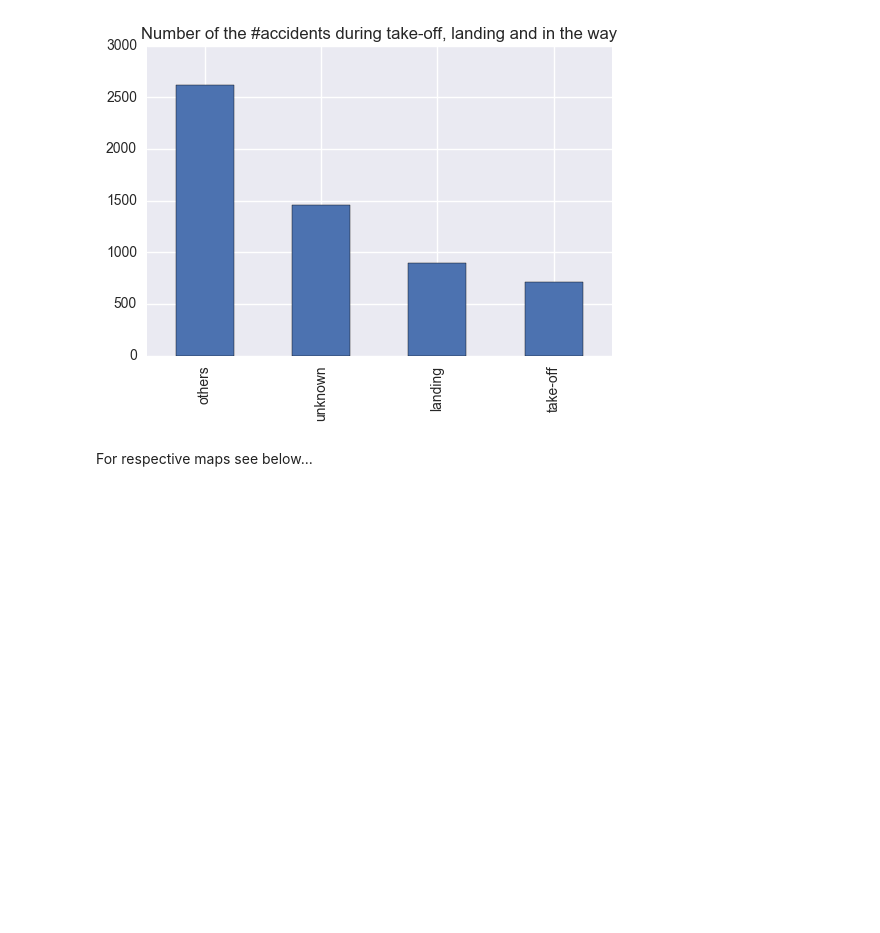
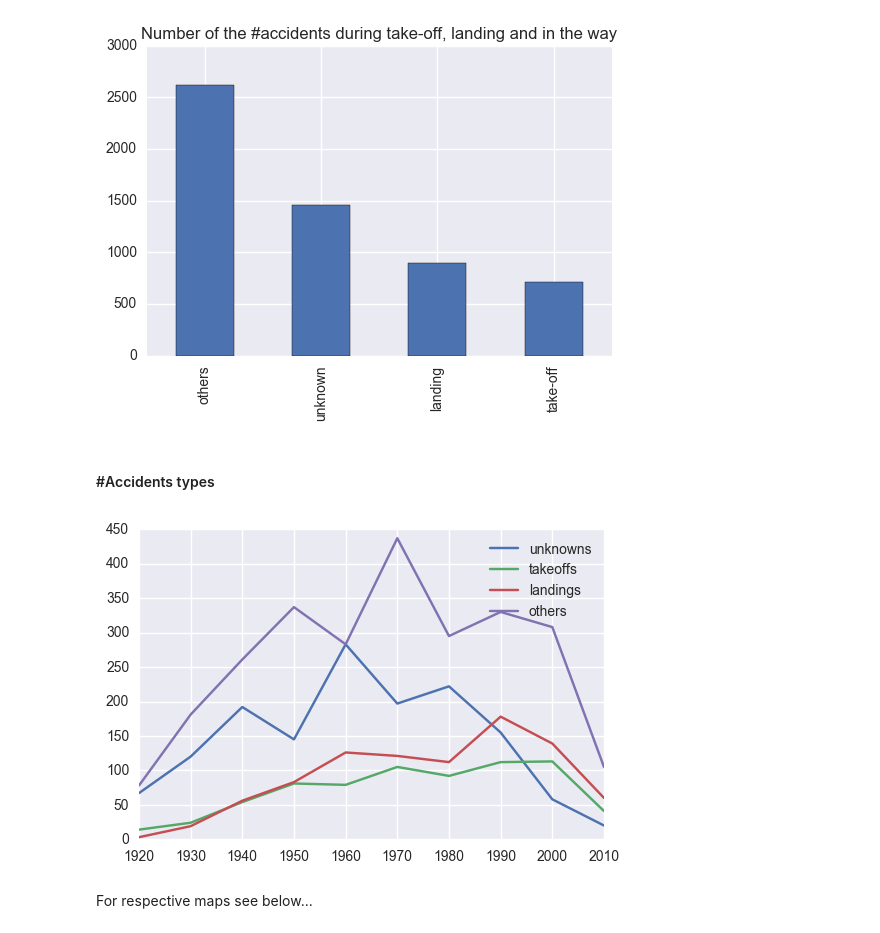
Before and after one commit to DanilBaibak/crash_planes, a Jupyter notebook: planecrashinfo.ipynb, the cells around one changed output. Cells and saved outputs as stored; diff of their text form; code cells hidden in the pictures; blank space fills up the shorter version.

Commit message:
Added a chart for accidents types by decade

```diff
--- a/planecrashinfo.ipynb
+++ b/planecrashinfo.ipynb
@@ -323,6 +323,30 @@ plt.xticks(range(4), [labels[key] for key in (ac_type_frequency.keys())])
   <matplotlib.axis.XTick at 0x...>],
  <a list of 4 Text xticklabel objects>)
 [figure]
+# %% [markdown]
+#### #Accidents types
+# %%
+s = df.groupby((df.index.year // 10) * 10)['Accident_type'].agg('value_counts')
+years_range = np.arange(1920, 2020, 10)
+
+unknowns = []
+takeoffs = []
+landings = []
+others = []
+all_types = [unknowns, takeoffs, landings, others]
+for year in years_range:
+    for i in range(4):
+        all_types[i].append(s[year][i])
+# %%
+ax1 = plt.plot(years_range, unknowns, label='unknowns')
+ax2 = plt.plot(years_range, takeoffs, label='takeoffs')
+ax3 = plt.plot(years_range, landings, label='landings')
+ax4 = plt.plot(years_range, others, label='others')
+
+plt.legend()
+plt.show()
+# %% [output]
+[figure, added]
 # %% [markdown]
 For respective maps see below...
 # %% [markdown]
```
Also changed, not shown: parts of 1 cell of this notebook.
